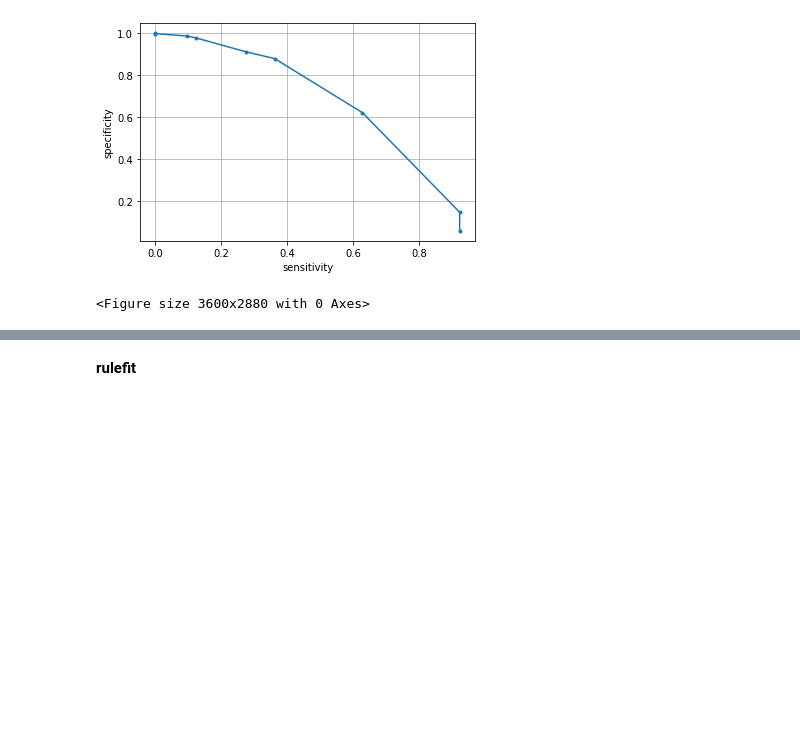
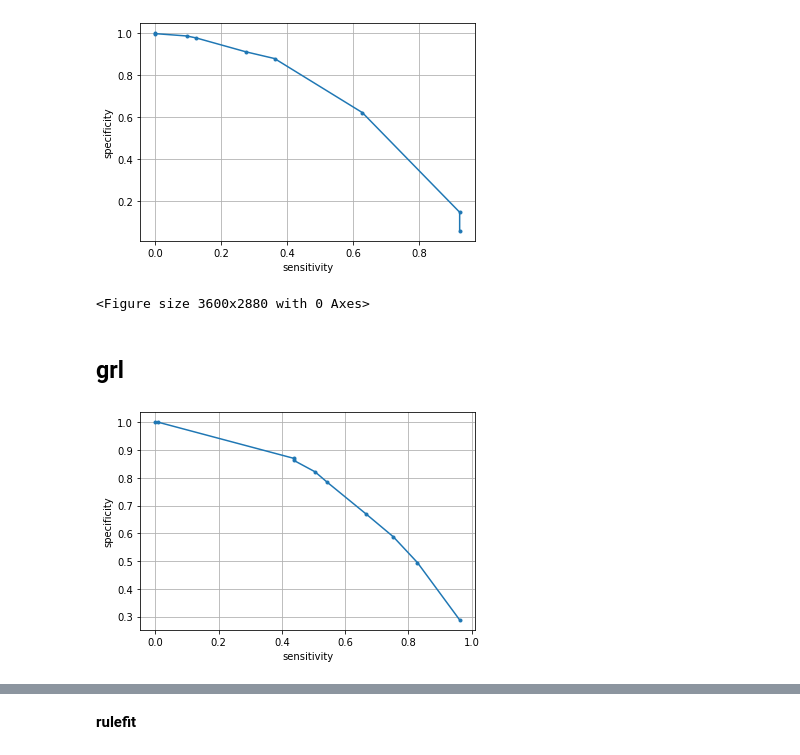
Before and after one commit to Yu-Group/clinical-rule-vetting, a Jupyter notebook: rulevetting/projects/csi_pecarn/notebooks/01_fit_interpretable_models.ipynb, the cells around one changed output, grey strips where cells are left out. Cells and saved outputs as stored; diff of their text form; code cells hidden in the pictures; blank space fills up the shorter version.

```diff
--- a/rulevetting/projects/csi_pecarn/notebooks/01_fit_interpretable_models.ipynb
+++ b/rulevetting/projects/csi_pecarn/notebooks/01_fit_interpretable_models.ipynb
@@ -31,18 +31,23 @@ The autoreload extension is already loaded. To reload it, use:
 df_train, df_tune, df_test = Dataset().get_data()
 outcome_def = 'outcome'  # output
 meta_keys = api_util.get_feat_names_from_base_feats(df_train.columns, Dataset().get_meta_keys())
+
+X_train = df_train.drop(columns=meta_keys)
+X_tune = df_tune.drop(columns=meta_keys)
+X_test = df_test.drop(columns=meta_keys)
+
+pd.concat((X_train, X_tune, X_test)).to_csv(oj(DATA_PATH, 'csi_pecarn/processed/csi_all.csv'))
 # %% [output]
 kwargs {'clean_data': {'include_intervention': True}, 'preprocess_data': {'unclear_feat_default': 0, 'only_site_data': False, 'use_control_type': 'all'}, 'extract_features': {'drop_negative_columns':  ...
 # %%
-X_train = df_train.drop(columns=[outcome_def, *meta_keys])
-y_train = df_train[outcome_def].values
-X_tune = df_tune.drop(columns=[outcome_def, *meta_keys])
-y_tune = df_tune[outcome_def].values
-X_test = df_test.drop(columns=[outcome_def, *meta_keys])
-y_test = df_test[outcome_def].values
+y_train = X_train[outcome_def].values
+X_train = X_train.drop(columns=[outcome_def])
+y_tune = X_tune[outcome_def].values
+X_tune = X_tune.drop(columns=[outcome_def])
+y_test = X_test[outcome_def].values
+X_test = X_test.drop(columns=[outcome_def])
 processed_feats = X_train.keys().values.tolist()
 feature_names = processed_feats
-# pd.concat((X_train, X_tune, X_test)).to_csv(oj(DATA_PATH, 'csi_pecarn/processed/csi_all.csv'))
 
 def predict_and_save(model, model_name='decision_tree'):
     '''Plots cv and returns cv, saves all stats
@@ -85,3 +90,12 @@ plt.show()
 # %% [output]
 [figure]
 <Figure size 3600x2880 with 0 Axes>
+# %% [markdown]
+## grl
+# %%
+class_weight = {0: 1, 1: 1000}
+grl = imodels.GreedyRuleListClassifier(max_depth=10, class_weight=class_weight, criterion='neg_corr')
+grl.fit(X_train, y_train, feature_names=feature_names)
+stats, threshes = predict_and_save(grl, model_name='grl')
+# %% [output]
+[figure, added]
```
Also changed, not shown: parts of 4 cells of this notebook.
